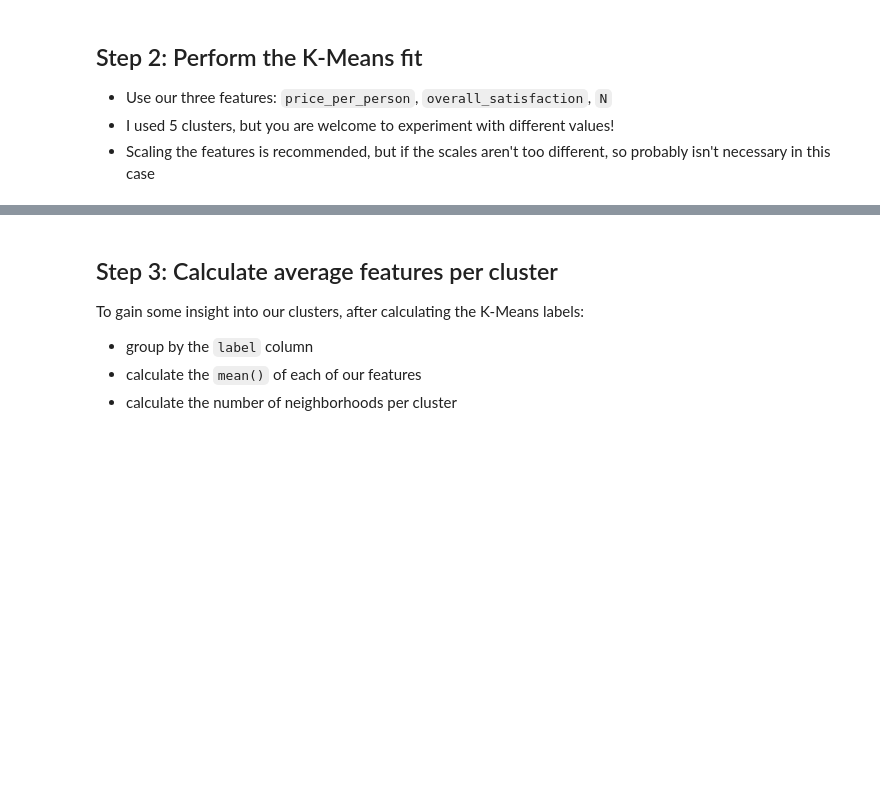
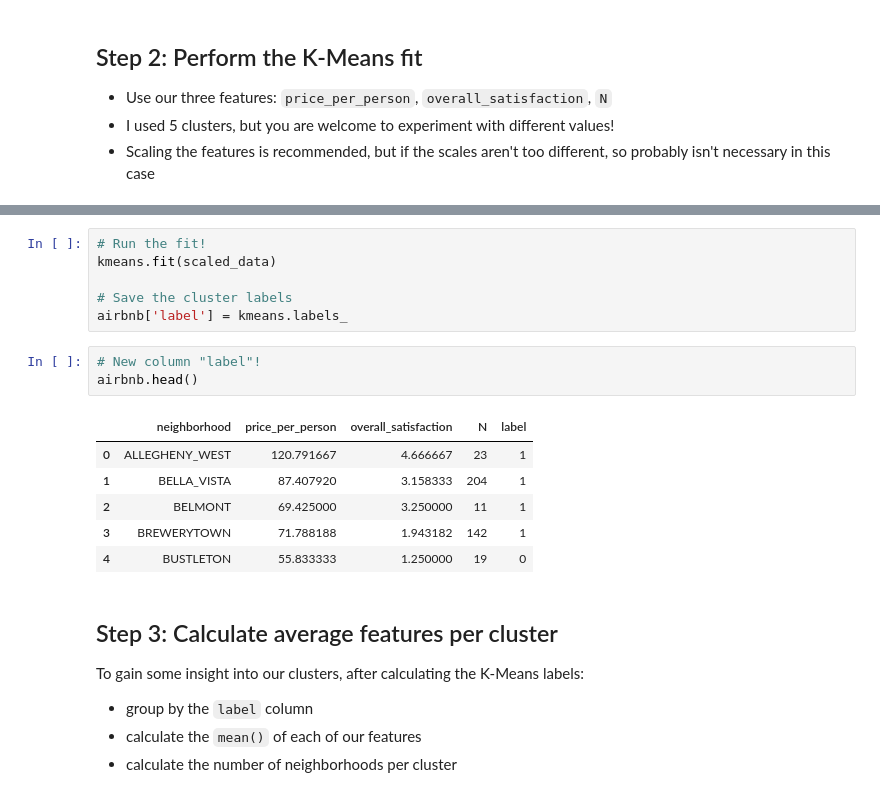
Before and after one commit to MUSA-550-Fall-2020/week-10, a Jupyter notebook: lecture-10B.ipynb, the cells around one changed output, grey strips where cells are left out. Drawn from its saved outputs; the diff is of its cells as text; blank space fills up the shorter version.

```diff
--- a/lecture-10B.ipynb
+++ b/lecture-10B.ipynb
@@ -132,3 +149,19 @@ The data is available in CSV format ("philly_airbnb_by_neighborhoods.csv") in th
+# %%
+# Run the fit!
+kmeans.fit(scaled_data)
+
+# Save the cluster labels
+airbnb['label'] = kmeans.labels_
+# %%
+# New column "label"!
+airbnb.head()
+# %% [output]
+|  | neighborhood | price_per_person | overall_satisfaction | N | label |
+| 0 | ALLEGHENY_WEST | 120.791667 | 4.666667 | 23 | 1 |
+| 1 | BELLA_VISTA | 87.407920 | 3.158333 | 204 | 1 |
+| 2 | BELMONT | 69.425000 | 3.250000 | 11 | 1 |
+| 3 | BREWERYTOWN | 71.788188 | 1.943182 | 142 | 1 |
+| 4 | BUSTLETON | 55.833333 | 1.250000 | 19 | 0 |
 # %% [markdown]
 ## Step 3: Calculate average features per cluster
 
```
Also changed, not shown: parts of 21 cells of this notebook, 1 other file.
